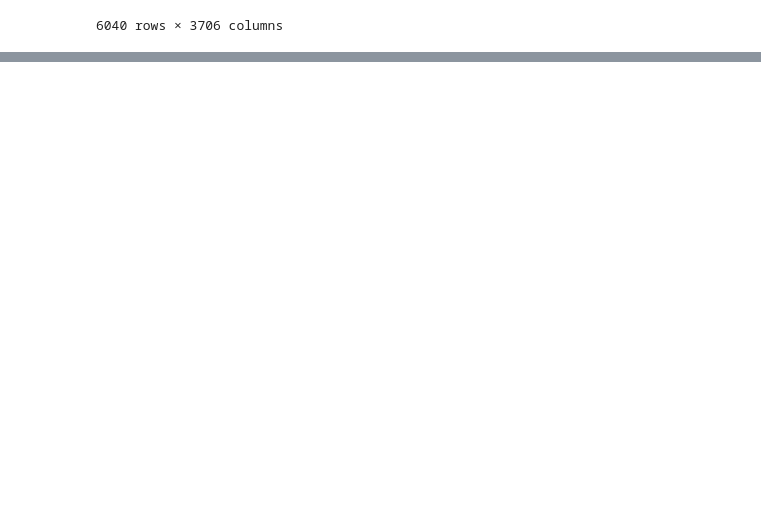
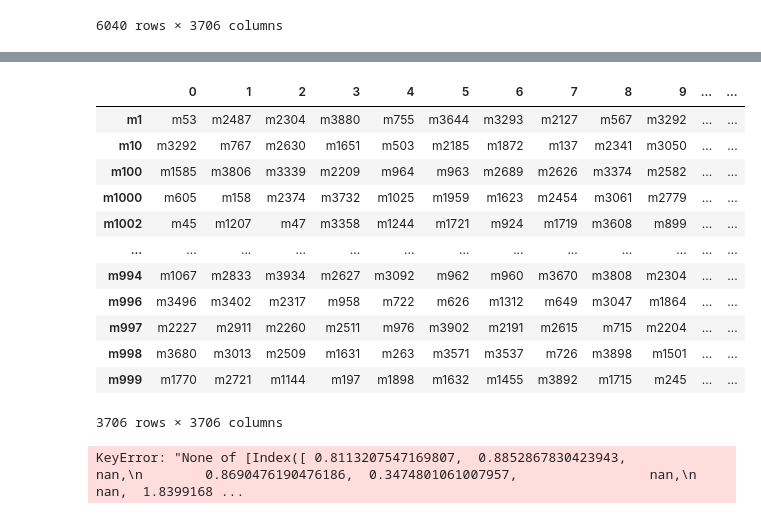
Before and after one commit to oliviagd/psl, a Jupyter notebook: project_4/Project4.ipynb, the cells around one changed output, grey strips where cells are left out. Drawn from its saved outputs; the diff is of its cells as text; code cells hidden in the pictures; blank space fills up the shorter version.

```diff
--- a/project_4/Project4.ipynb
+++ b/project_4/Project4.ipynb
@@ -184,0 +318,23 @@ print(pairwise_similarities_rounded)
+# %%
+
+indices = []
+for idx, row in sim_df.iterrows():
+    sorted_row = row.fillna(-1).sort_values(ascending=False)
+    sorted_row.iloc[30:] = np.nan
+    indices.append(list(sorted_row.index.values))
+
+pd.DataFrame(indices, index=sim_df.index)
+# %% [output]
+|  | 0 | 1 | 2 | 3 | 4 | 5 | 6 | 7 | 8 | 9 | ... | ... |
+| m1 | m53 | m2487 | m2304 | m3880 | m755 | m3644 | m3293 | m2127 | m567 | m3292 | ... | ... |
+| m10 | m3292 | m767 | m2630 | m1651 | m503 | m2185 | m1872 | m137 | m2341 | m3050 | ... | ... |
+| m100 | m1585 | m3806 | m3339 | m2209 | m964 | m963 | m2689 | m2626 | m3374 | m2582 | ... | ... |
+| m1000 | m605 | m158 | m2374 | m3732 | m1025 | m1959 | m1623 | m2454 | m3061 | m2779 | ... | ... |
+| m1002 | m45 | m1207 | m47 | m3358 | m1244 | m1721 | m924 | m1719 | m3608 | m899 | ... | ... |
+| ... | ... | ... | ... | ... | ... | ... | ... | ... | ... | ... | ... | ... |
+| m994 | m1067 | m2833 | m3934 | m2627 | m3092 | m962 | m960 | m3670 | m3808 | m2304 | ... | ... |
+| m996 | m3496 | m3402 | m2317 | m958 | m722 | m626 | m1312 | m649 | m3047 | m1864 | ... | ... |
+| m997 | m2227 | m2911 | m2260 | m2511 | m976 | m3902 | m2191 | m2615 | m715 | m2204 | ... | ... |
+| m998 | m3680 | m3013 | m2509 | m1631 | m263 | m3571 | m3537 | m726 | m3898 | m1501 | ... | ... |
+| m999 | m1770 | m2721 | m1144 | m197 | m1898 | m1632 | m1455 | m3892 | m1715 | m245 | ... | ... |
+3706 rows × 3706 columns
@@ -184,0 +343,4 @@ print(pairwise_similarities_rounded)
+# %%
+indices.loc[m1] = list(sorted_row.values)
+# %% [output]
+KeyError: "None of [Index([ 0.8113207547169807,  0.8852867830423943,                 nan,\n        0.8690476190476186,  0.3474801061007957,                 nan,\n                       nan,  1.8399168 ...
```
Also changed, not shown: parts of 17 cells of this notebook.
